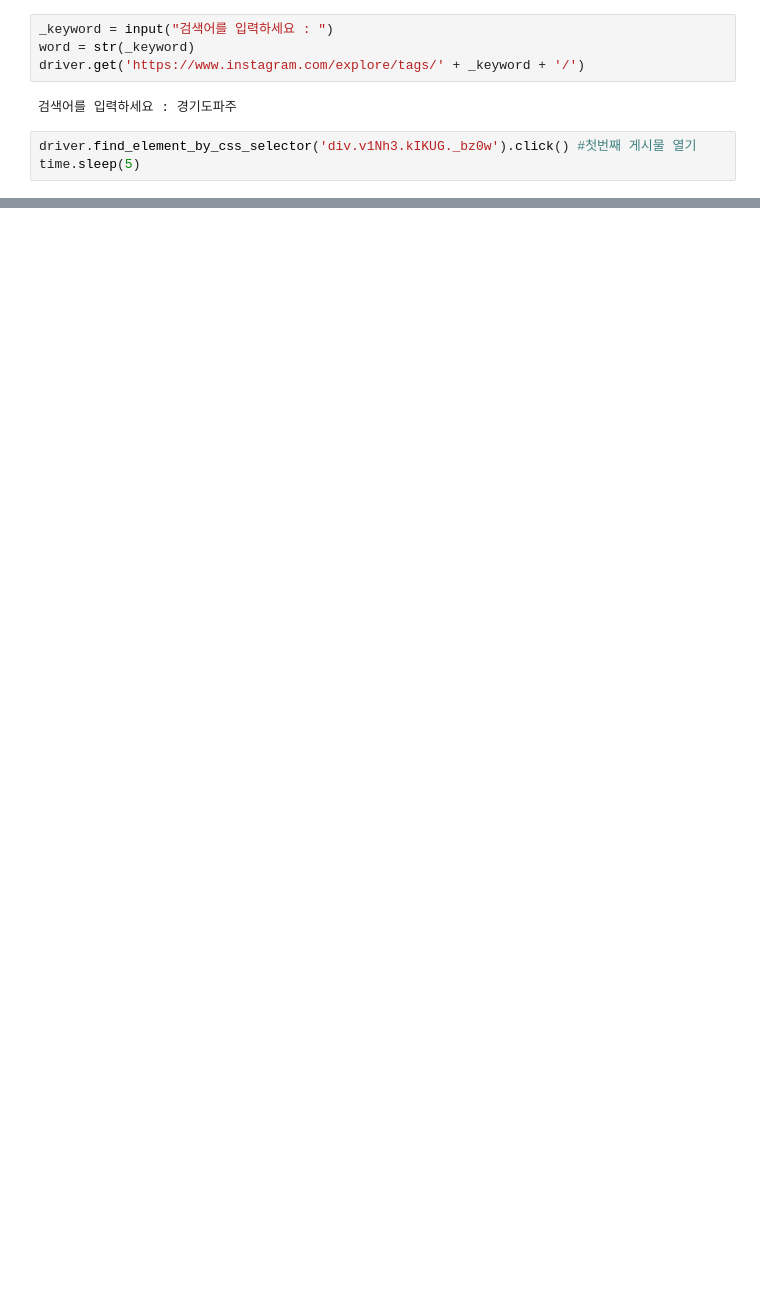
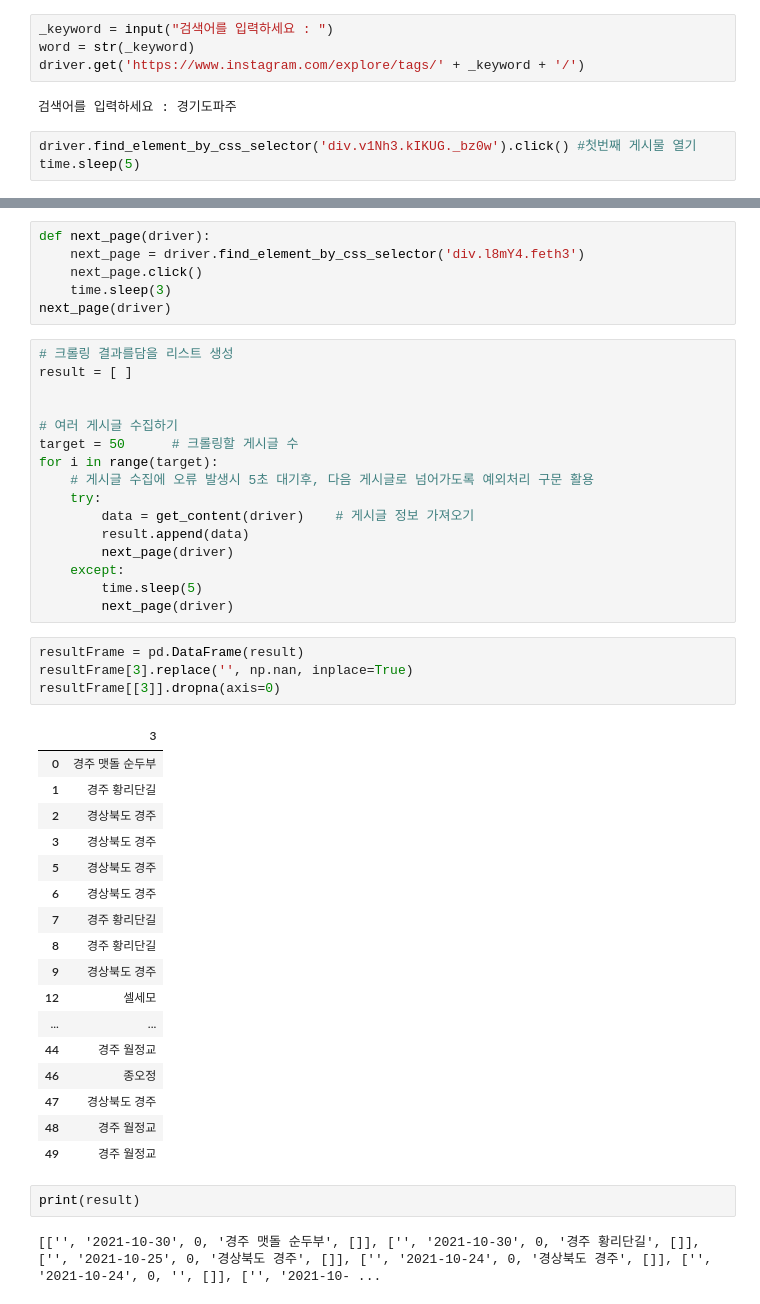
Before and after one commit to clock18/Jupiter, a Jupyter notebook: MLP_Project_4.ipynb, the cells around one changed output, grey strips where cells are left out. Cells and saved outputs as stored; diff of their text form; blank space fills up the shorter version.

```diff
--- a/MLP_Project_4.ipynb
+++ b/MLP_Project_4.ipynb
@@ -101,0 +174,48 @@ plt.axis('off')
+# %%
+def next_page(driver):
+    next_page = driver.find_element_by_css_selector('div.l8mY4.feth3')
+    next_page.click()
+    time.sleep(3)
+next_page(driver)
+# %%
+# 크롤링 결과를담을 리스트 생성
+result = [ ]
+
+
+# 여러 게시글 수집하기
+target = 50      # 크롤링할 게시글 수
+for i in range(target):
+    # 게시글 수집에 오류 발생시 5초 대기후, 다음 게시글로 넘어가도록 예외처리 구문 활용
+    try:
+        data = get_content(driver)    # 게시글 정보 가져오기
+        result.append(data)
+        next_page(driver)
+    except:
+        time.sleep(5)
+        next_page(driver)
+# %%
+resultFrame = pd.DataFrame(result)
+resultFrame[3].replace('', np.nan, inplace=True)
+resultFrame[[3]].dropna(axis=0)
+# %% [output]
+|  | 3 |
+| 0 | 경주 맷돌 순두부 |
+| 1 | 경주 황리단길 |
+| 2 | 경상북도 경주 |
+| 3 | 경상북도 경주 |
+| 5 | 경상북도 경주 |
+| 6 | 경상북도 경주 |
+| 7 | 경주 황리단길 |
+| 8 | 경주 황리단길 |
+| 9 | 경상북도 경주 |
+| 12 | 셀세모 |
+| ... | ... |
+| 44 | 경주 월정교 |
+| 46 | 종오정 |
+| 47 | 경상북도 경주 |
+| 48 | 경주 월정교 |
+| 49 | 경주 월정교 |
+# %%
+print(result)
+# %% [output]
+[['', '2021-10-30', 0, '경주 맷돌 순두부', []], ['', '2021-10-30', 0, '경주 황리단길', []], ['', '2021-10-25', 0, '경상북도 경주', []], ['', '2021-10-24', 0, '경상북도 경주', []], ['', '2021-10-24', 0, '', []], ['', '2021-10- ...
```
Also changed, not shown: parts of 15 cells of this notebook.
